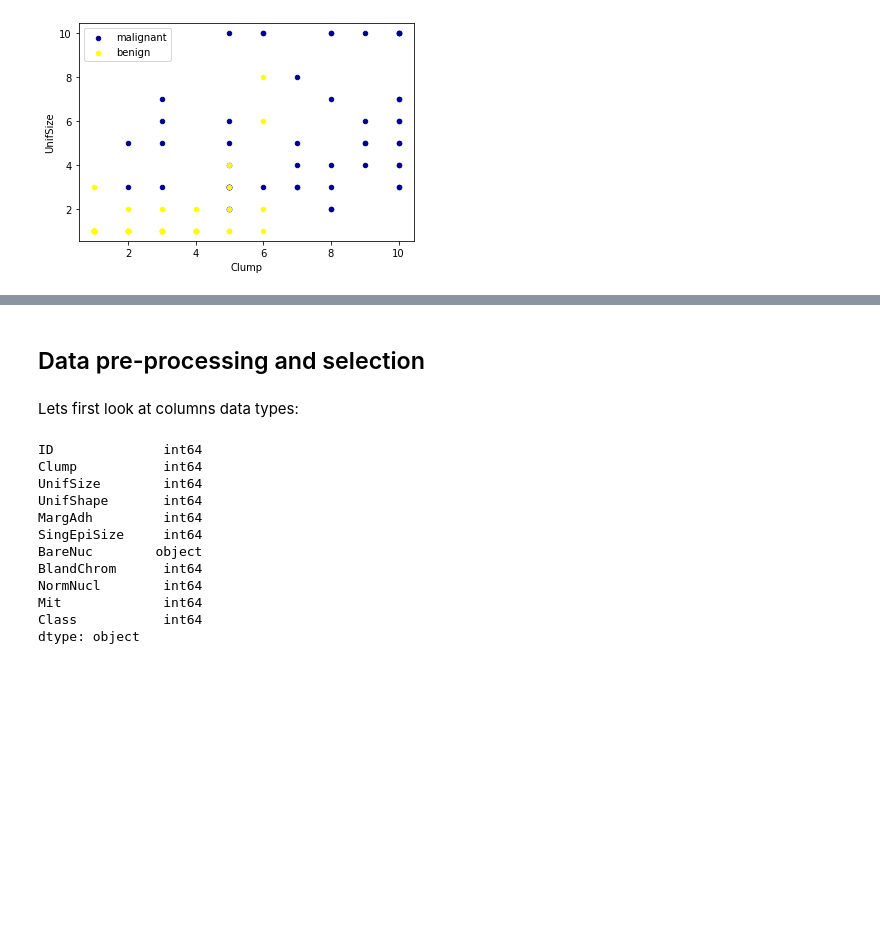
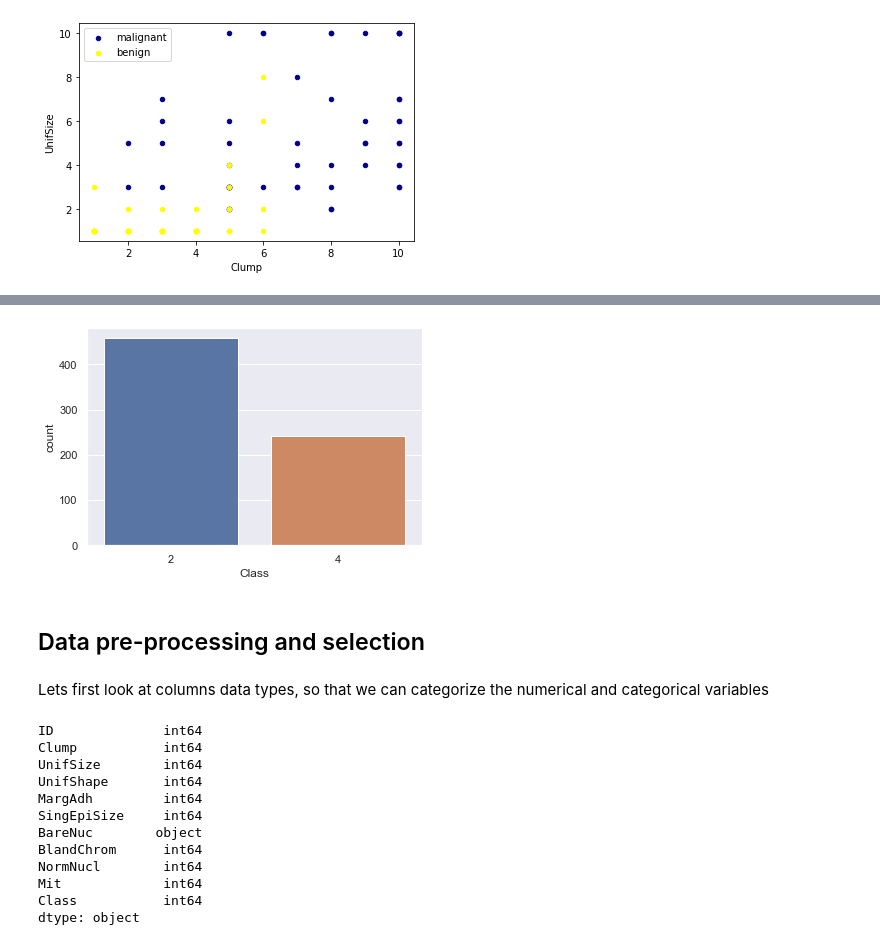
Before and after one commit to pjha99/Cancer_Prediction, a Jupyter notebook: Random Forest Cancer Prediction.ipynb, the cells around one changed output, grey strips where cells are left out. Saved outputs shown, nothing was run; the diff lists cells and outputs as text; code cells hidden in the pictures; blank space fills up the shorter version.

```diff
--- a/Random Forest Cancer Prediction.ipynb
+++ b/Random Forest Cancer Prediction.ipynb
@@ -69,7 +76,12 @@ plt.show()
+# %%
+sns.set_theme(style="darkgrid")
+ax = sns.countplot(x="Class", data=cell_df)
+# %% [output]
+[figure, added]
 # %% [markdown]
 ## Data pre-processing and selection
 # %% [markdown]
-Lets first look at columns data types:
+Lets first look at columns data types, so that we can categorize the numerical and categorical variables
 # %%
 cell_df.dtypes
 # %% [output]
```
Also changed, not shown: parts of 23 cells of this notebook, 1 other file.
